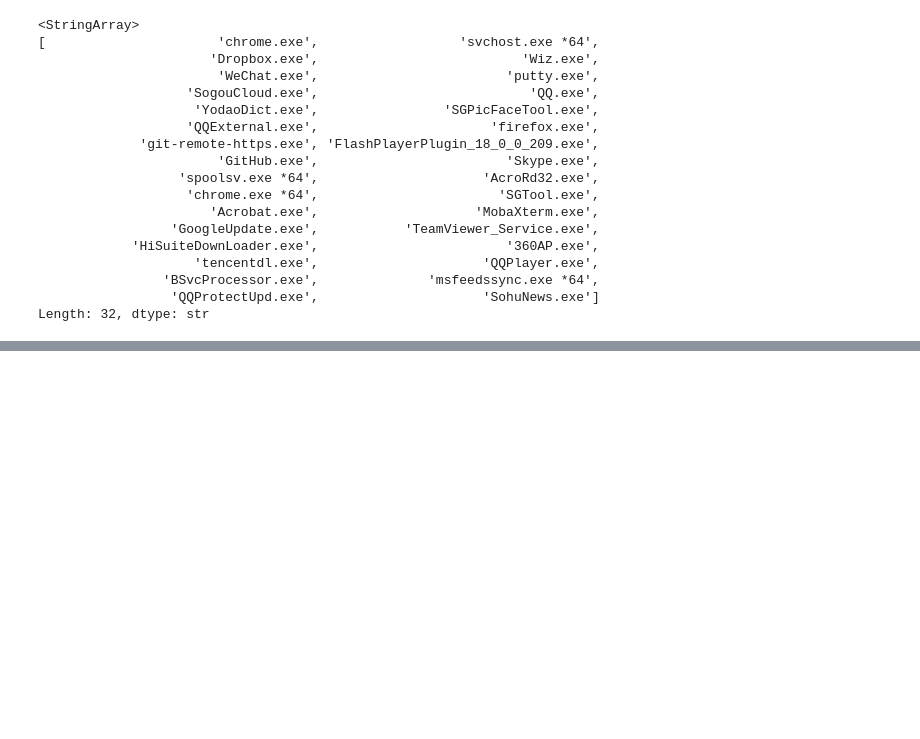
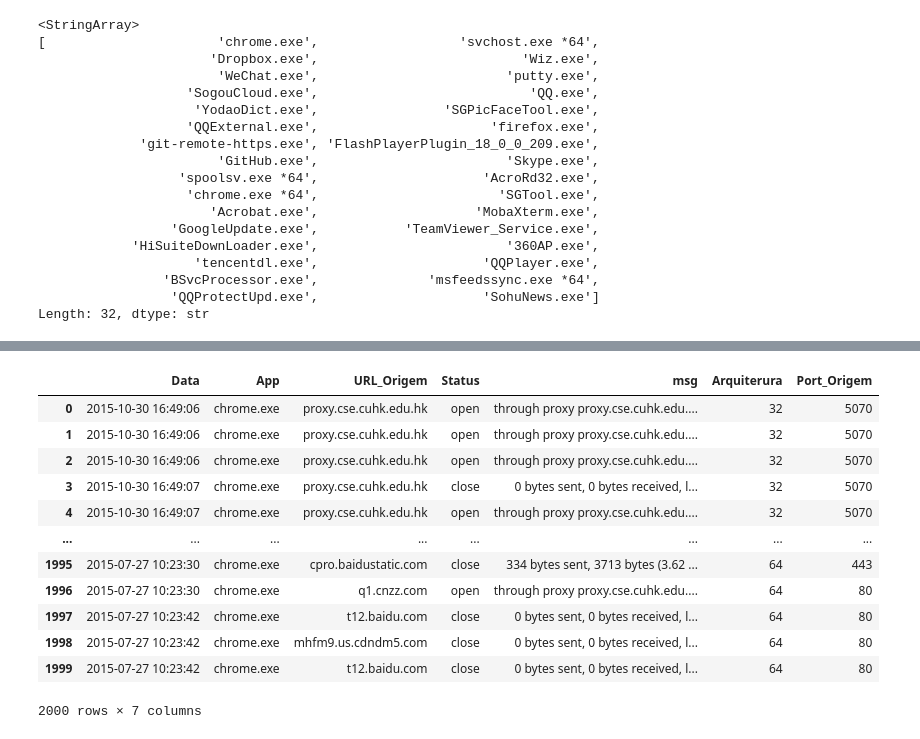
Before and after one commit to GoncaloaaF-CINEL/CET.CIBS.N.L.110, a Jupyter notebook: UC01481/03_log1/log_rev.ipynb, the cells around one changed output, grey strips where cells are left out. Cells and saved outputs as stored; diff of their text form; code cells hidden in the pictures; blank space fills up the shorter version.

```diff
--- a/UC01481/03_log1/log_rev.ipynb
+++ b/UC01481/03_log1/log_rev.ipynb
@@ -119,0 +140,2 @@ aux.split("*9ooo")
+# %%
+df = df.rename(columns={"URL_Port": "URL_Origem"})
@@ -119,0 +168,18 @@ aux.split("*9ooo")
+# %%
+df[["URL_Origem", "Port_Origem"]] = df.URL_Origem.str.split(":", expand=True)
+# %%
+df
+# %% [output]
+|  | Data | App | URL_Origem | Status | msg | Arquiterura | Port_Origem |
+| 0 | 2015-10-30 16:49:06 | chrome.exe | proxy.cse.cuhk.edu.hk | open | through proxy proxy.cse.cuhk.edu.... | 32 | 5070 |
+| 1 | 2015-10-30 16:49:06 | chrome.exe | proxy.cse.cuhk.edu.hk | open | through proxy proxy.cse.cuhk.edu.... | 32 | 5070 |
+| 2 | 2015-10-30 16:49:06 | chrome.exe | proxy.cse.cuhk.edu.hk | open | through proxy proxy.cse.cuhk.edu.... | 32 | 5070 |
+| 3 | 2015-10-30 16:49:07 | chrome.exe | proxy.cse.cuhk.edu.hk | close | 0 bytes sent, 0 bytes received, l... | 32 | 5070 |
+| 4 | 2015-10-30 16:49:07 | chrome.exe | proxy.cse.cuhk.edu.hk | open | through proxy proxy.cse.cuhk.edu.... | 32 | 5070 |
+| ... | ... | ... | ... | ... | ... | ... | ... |
+| 1995 | 2015-07-27 10:23:30 | chrome.exe | cpro.baidustatic.com | close | 334 bytes sent, 3713 bytes (3.62 ... | 64 | 443 |
+| 1996 | 2015-07-27 10:23:30 | chrome.exe | q1.cnzz.com | open | through proxy proxy.cse.cuhk.edu.... | 64 | 80 |
+| 1997 | 2015-07-27 10:23:42 | chrome.exe | t12.baidu.com | close | 0 bytes sent, 0 bytes received, l... | 64 | 80 |
+| 1998 | 2015-07-27 10:23:42 | chrome.exe | mhfm9.us.cdndm5.com | close | 0 bytes sent, 0 bytes received, l... | 64 | 80 |
+| 1999 | 2015-07-27 10:23:42 | chrome.exe | t12.baidu.com | close | 0 bytes sent, 0 bytes received, l... | 64 | 80 |
+2000 rows × 7 columns
```
Also changed, not shown: parts of 11 cells of this notebook.
